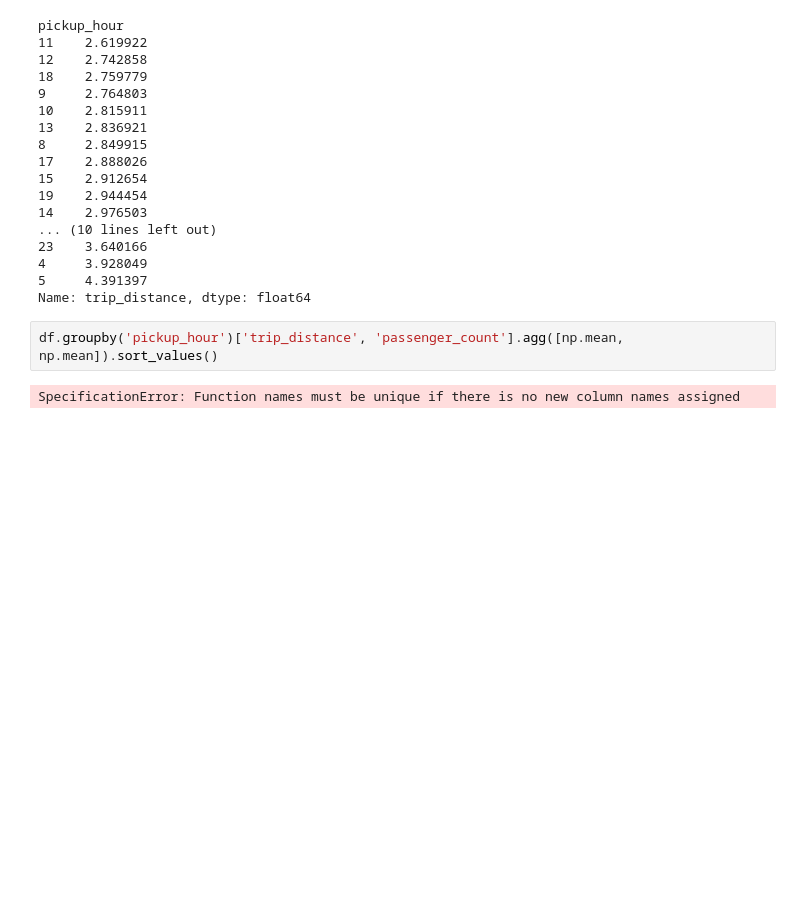
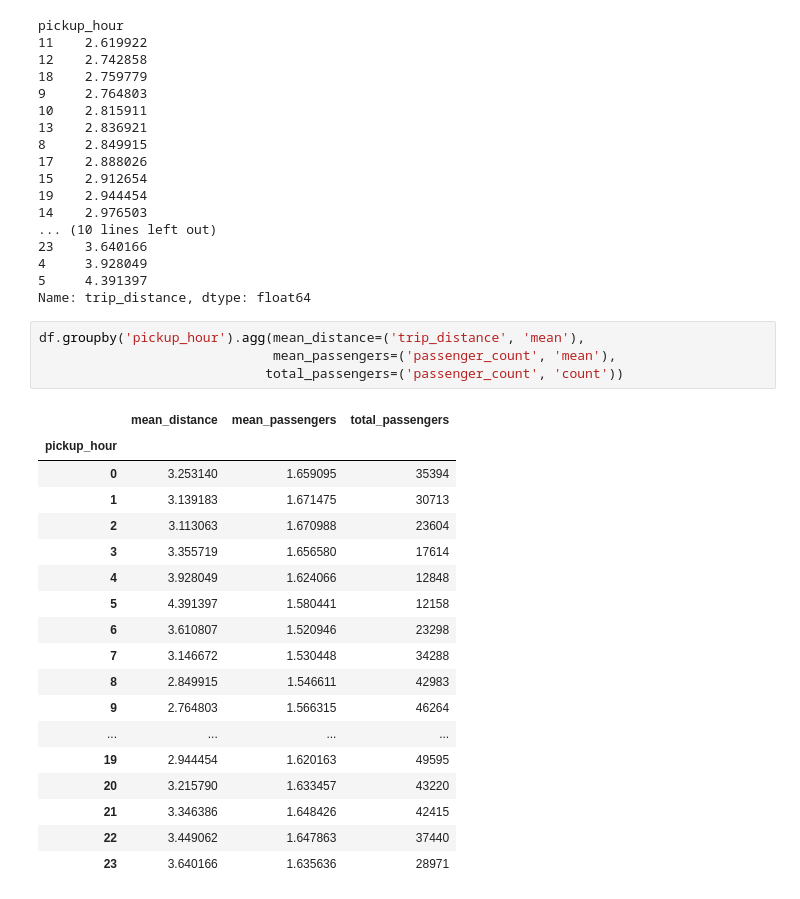
Before and after one commit to reuven/SFPython-2021-08Aug-18, a Jupyter notebook: SFPython-2021-08Aug-18.ipynb, the cells around one changed output. Drawn from its saved outputs; the diff is of its cells as text; blank space fills up the shorter version.

```diff
--- a/SFPython-2021-08Aug-18.ipynb
+++ b/SFPython-2021-08Aug-18.ipynb
@@ -352,6 +352,25 @@ pickup_hour
 5     4.391397
 Name: trip_distance, dtype: float64
 # %%
-df.groupby('pickup_hour')['trip_distance', 'passenger_count'].agg([np.mean, np.mean]).sort_values()
+df.groupby('pickup_hour').agg(mean_distance=('trip_distance', 'mean'),
+                              mean_passengers=('passenger_count', 'mean'),
+                             total_passengers=('passenger_count', 'count'))
 # %% [output]
-SpecificationError: Function names must be unique if there is no new column names assigned
+|  | mean_distance | mean_passengers | total_passengers |
+| pickup_hour |  |  |  |
+| 0 | 3.253140 | 1.659095 | 35394 |
+| 1 | 3.139183 | 1.671475 | 30713 |
+| 2 | 3.113063 | 1.670988 | 23604 |
+| 3 | 3.355719 | 1.656580 | 17614 |
+| 4 | 3.928049 | 1.624066 | 12848 |
+| 5 | 4.391397 | 1.580441 | 12158 |
+| 6 | 3.610807 | 1.520946 | 23298 |
+| 7 | 3.146672 | 1.530448 | 34288 |
+| 8 | 2.849915 | 1.546611 | 42983 |
+| 9 | 2.764803 | 1.566315 | 46264 |
+| ... | ... | ... | ... |
+| 19 | 2.944454 | 1.620163 | 49595 |
+| 20 | 3.215790 | 1.633457 | 43220 |
+| 21 | 3.346386 | 1.648426 | 42415 |
+| 22 | 3.449062 | 1.647863 | 37440 |
+| 23 | 3.640166 | 1.635636 | 28971 |
```
